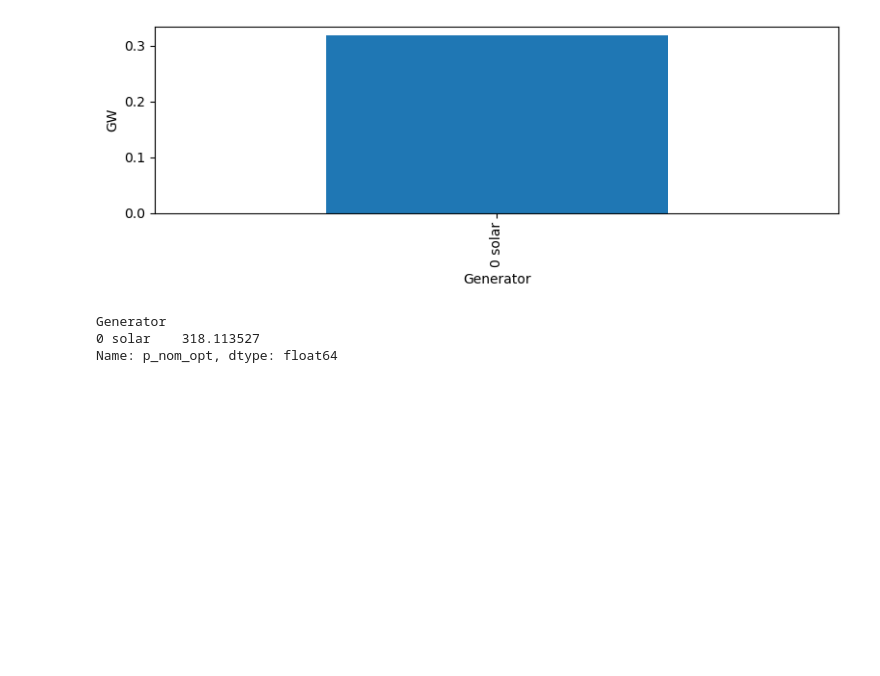
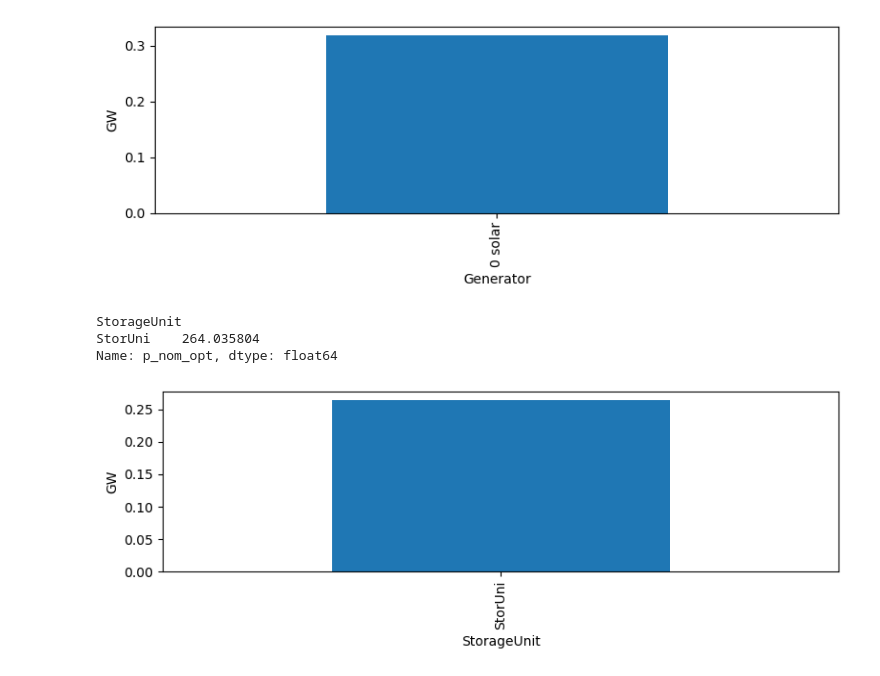
Before and after one commit to DeniseGiub/pypsa-distribution, a Jupyter notebook: Add_electricity_local.ipynb, the cells around one changed output. Cells and saved outputs as stored; diff of their text form; code cells hidden in the pictures; blank space fills up the shorter version.

Commit message:
plot

```diff
--- a/Add_electricity_local.ipynb
+++ b/Add_electricity_local.ipynb
@@ -159,8 +159,13 @@ plt.tight_layout()
 # %% [output]
 [figure]
 # %%
-print(n.generators.p_nom_opt)
+print(n.storage_units.p_nom_opt)
 # %% [output]
-Generator
-0 solar    318.113527
+StorageUnit
+StorUni    264.035804
 Name: p_nom_opt, dtype: float64
+# %%
+n.storage_units.p_nom_opt.div(1e3).plot.bar(ylabel="GW", figsize=(8, 3))
+plt.tight_layout()
+# %% [output]
+[figure, added]
```
Also changed, not shown: parts of 3 cells of this notebook.
